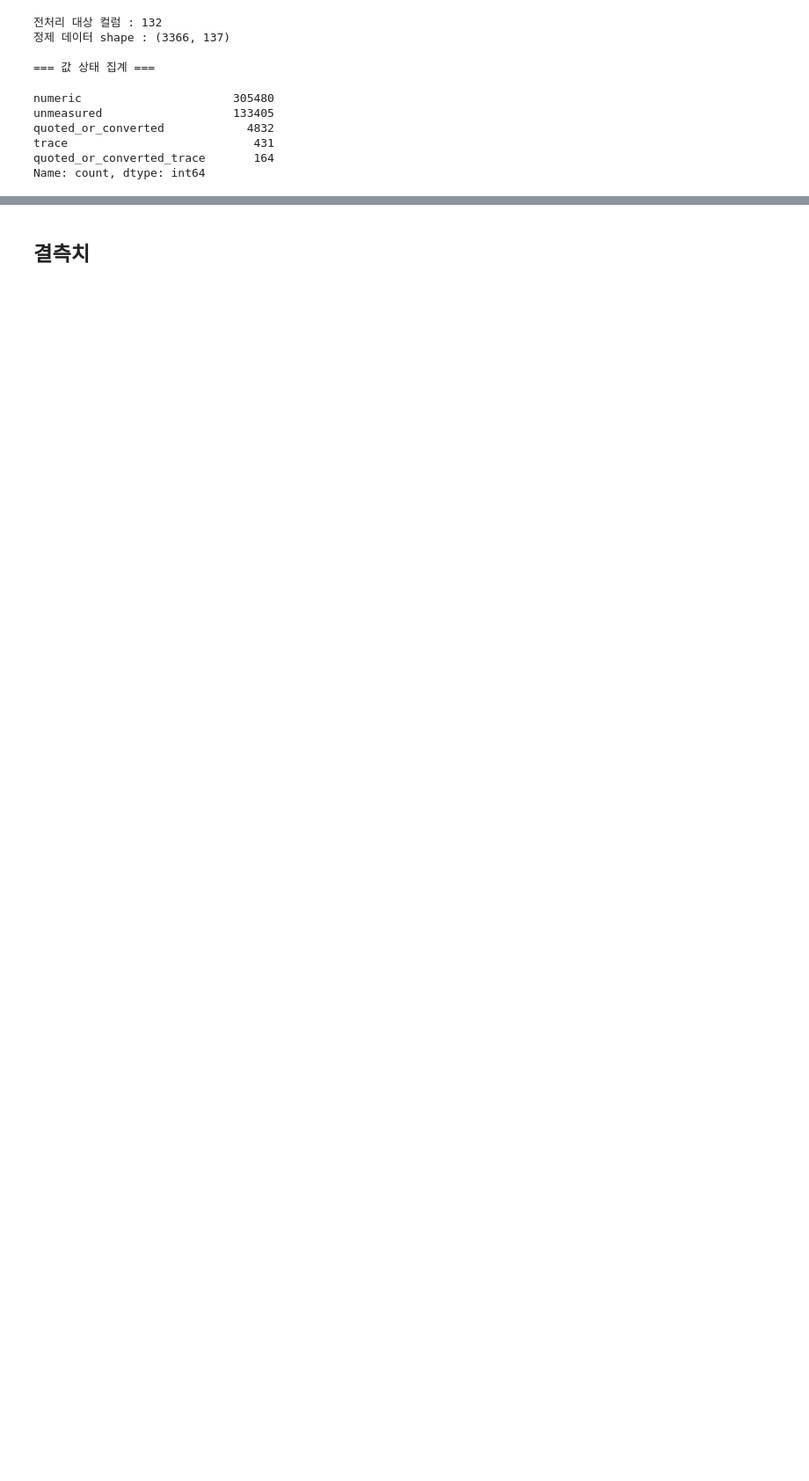
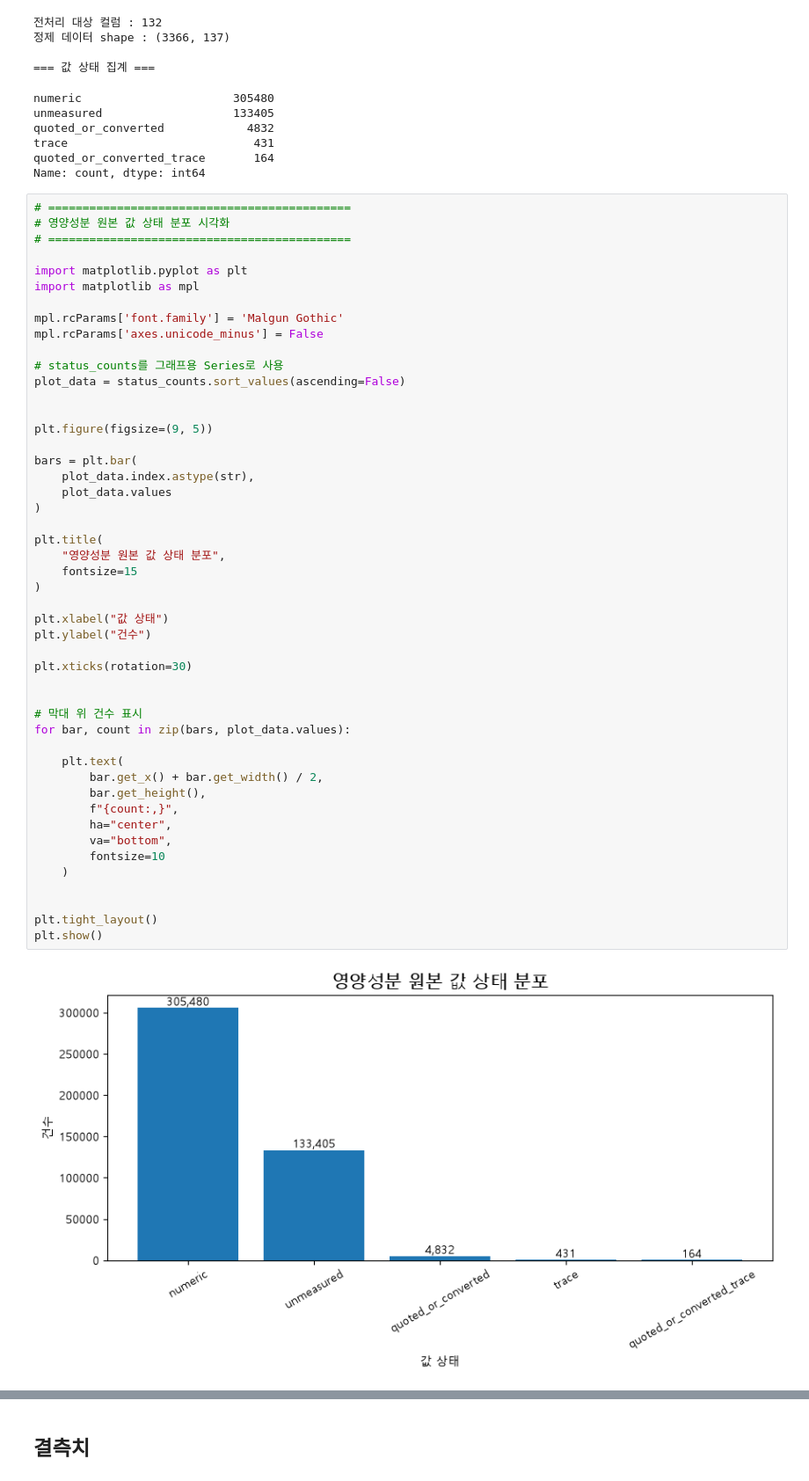
Before and after one commit to mseon94/LLM-PRJ, a Jupyter notebook: llm_menu.ipynb, the cells around one changed output, grey strips where cells are left out. Shown at 88% size. Drawn from its saved outputs; the diff is of its cells as text; blank space fills up the shorter version.

```diff
--- a/llm_menu.ipynb
+++ b/llm_menu.ipynb
@@ -577,3 +578,53 @@ quoted_or_converted            4832
 trace                           431
 quoted_or_converted_trace       164
 Name: count, dtype: int64
+# %%
+# ============================================
+# 영양성분 원본 값 상태 분포 시각화
+# ============================================
+
+import matplotlib.pyplot as plt
+import matplotlib as mpl
+
+mpl.rcParams['font.family'] = 'Malgun Gothic'
+mpl.rcParams['axes.unicode_minus'] = False
+
+# status_counts를 그래프용 Series로 사용
+plot_data = status_counts.sort_values(ascending=False)
+
+
+plt.figure(figsize=(9, 5))
+
+bars = plt.bar(
+    plot_data.index.astype(str),
+    plot_data.values
+)
+
+plt.title(
+    "영양성분 원본 값 상태 분포",
+    fontsize=15
+)
+
+plt.xlabel("값 상태")
+plt.ylabel("건수")
+
+plt.xticks(rotation=30)
+
+
+# 막대 위 건수 표시
+for bar, count in zip(bars, plot_data.values):
+
+    plt.text(
+        bar.get_x() + bar.get_width() / 2,
+        bar.get_height(),
+        f"{count:,}",
+        ha="center",
+        va="bottom",
+        fontsize=10
+    )
+
+
+plt.tight_layout()
+plt.show()
+# %% [output]
+[figure, added]
```
Also changed, not shown: parts of 18 cells of this notebook, 1 other file.
